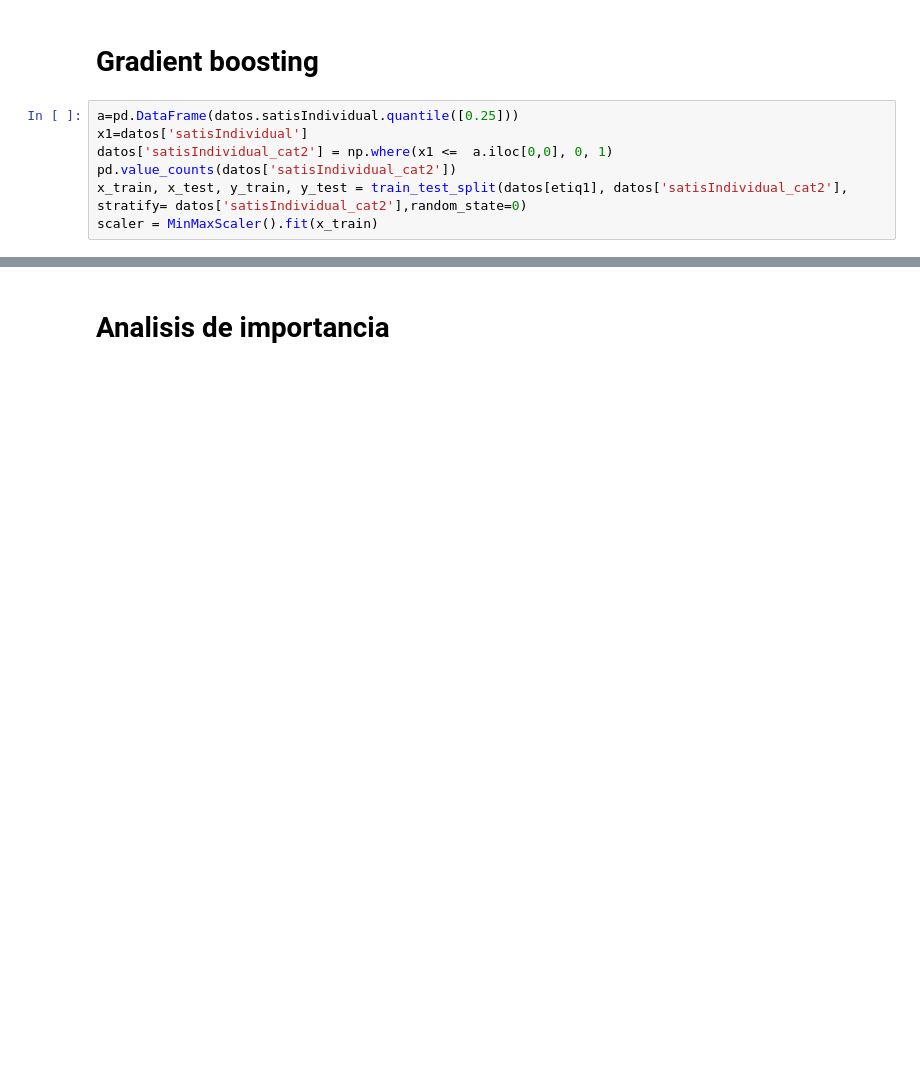
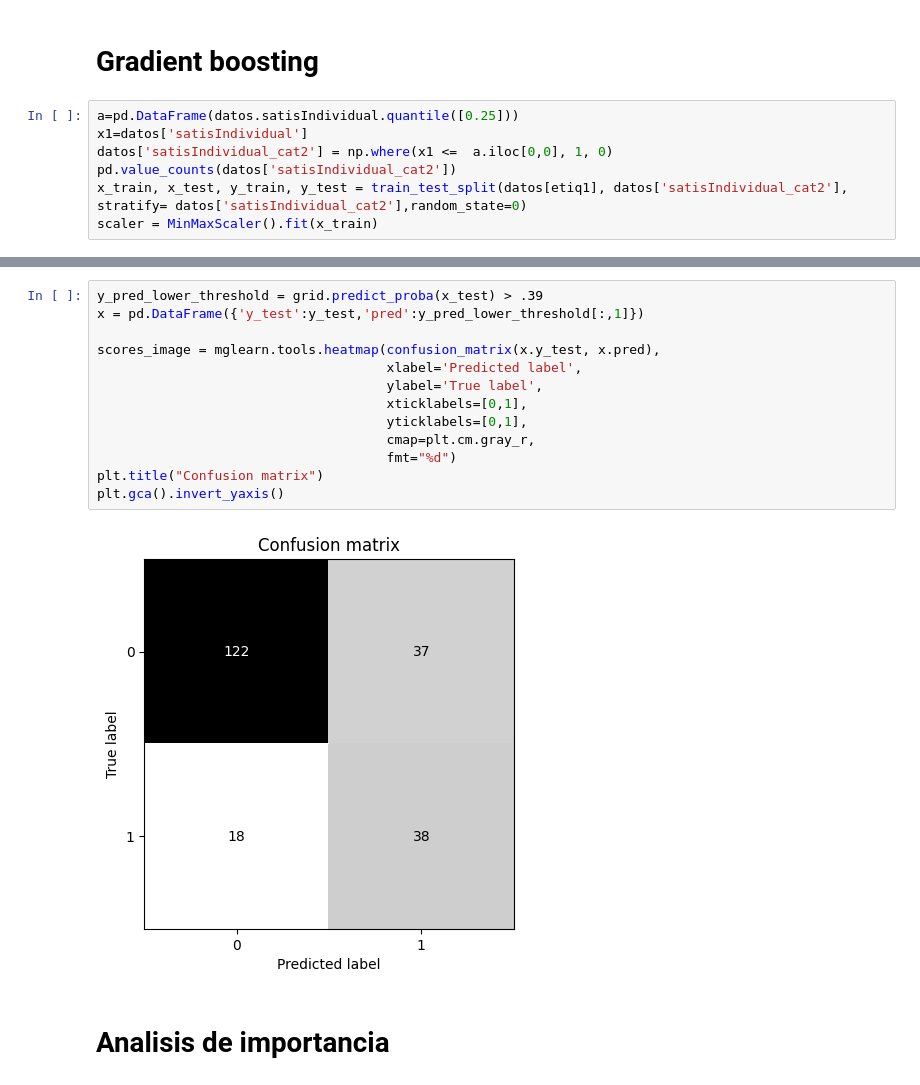
Before and after one commit to rduban/machineLearning_duban, a Jupyter notebook: sexualSatisfaction_python.ipynb, the cells around one changed output, grey strips where cells are left out. Drawn from its saved outputs; the diff is of its cells as text; blank space fills up the shorter version.

```diff
--- a/sexualSatisfaction_python.ipynb
+++ b/sexualSatisfaction_python.ipynb
@@ -228,7 +345,7 @@ weighted avg       0.72      0.75      0.71       215
 # %%
 a=pd.DataFrame(datos.satisIndividual.quantile([0.25]))
 x1=datos['satisIndividual']
-datos['satisIndividual_cat2'] = np.where(x1 <=  a.iloc[0,0], 0, 1)
+datos['satisIndividual_cat2'] = np.where(x1 <=  a.iloc[0,0], 1, 0)
 pd.value_counts(datos['satisIndividual_cat2'])
 x_train, x_test, y_train, y_test = train_test_split(datos[etiq1], datos['satisIndividual_cat2'], stratify= datos['satisIndividual_cat2'],random_state=0)
 scaler = MinMaxScaler().fit(x_train)
@@ -265,3 +404,18 @@ weighted avg       0.70      0.73      0.71       215
+# %%
+y_pred_lower_threshold = grid.predict_proba(x_test) > .39
+x = pd.DataFrame({'y_test':y_test,'pred':y_pred_lower_threshold[:,1]})
+
+scores_image = mglearn.tools.heatmap(confusion_matrix(x.y_test, x.pred),
+                                     xlabel='Predicted label',
+                                     ylabel='True label',
+                                     xticklabels=[0,1],
+                                     yticklabels=[0,1],
+                                     cmap=plt.cm.gray_r,
+                                     fmt="%d")
+plt.title("Confusion matrix")
+plt.gca().invert_yaxis()
+# %% [output]
+[figure, added]
 # %% [markdown]
 # Analisis de importancia
 # %%
```
Also changed, not shown: parts of 21 cells of this notebook.
